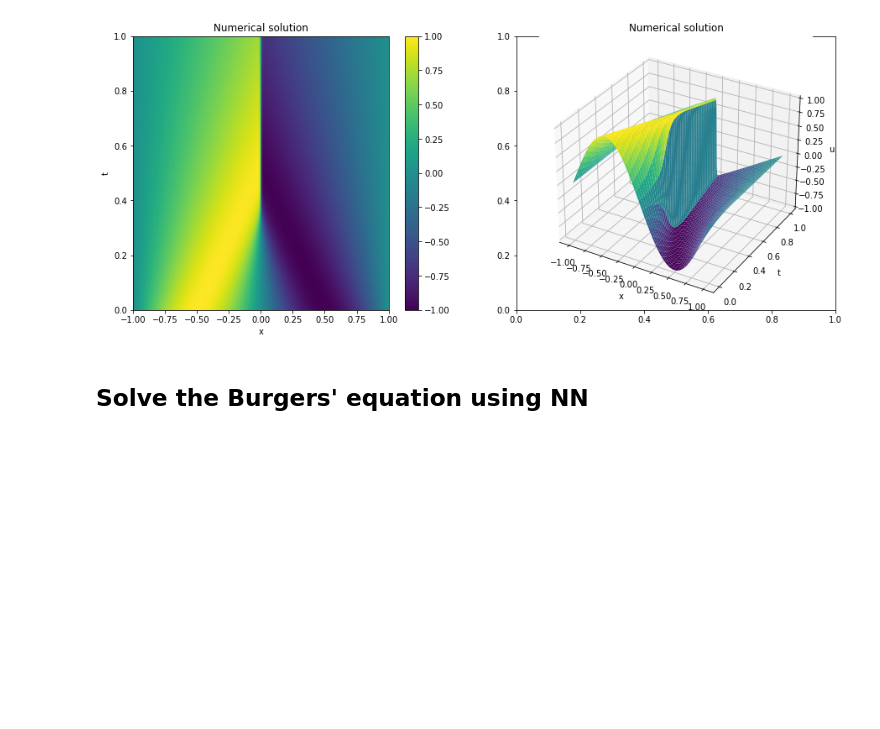
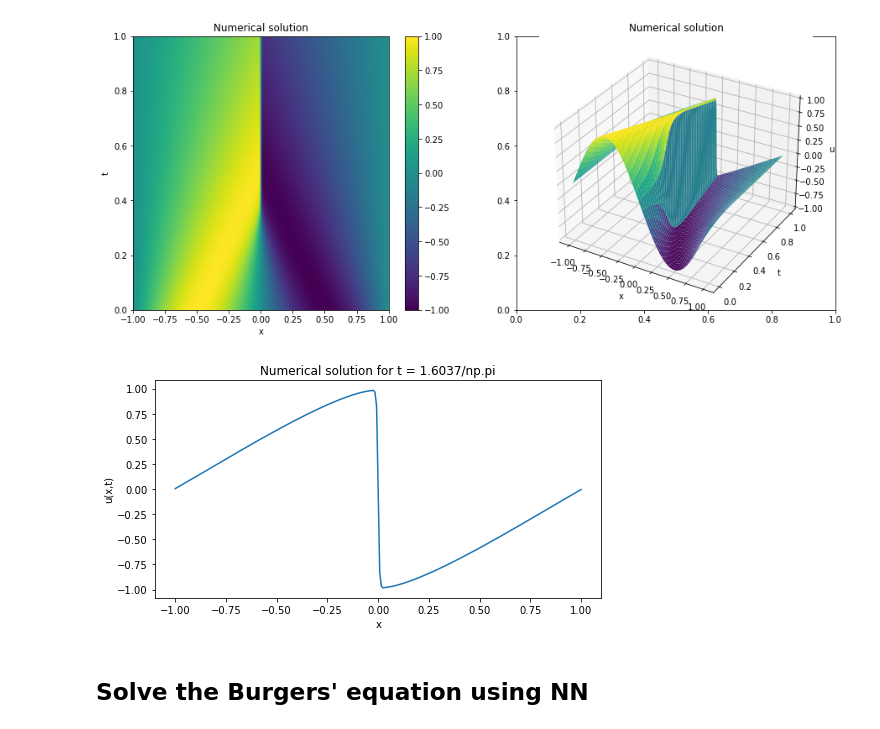
Before and after one commit to EstherCon0/02671_final_project, a Jupyter notebook: Project.ipynb, the cells around one changed output. Cells and saved outputs as stored; diff of their text form; code cells hidden in the pictures; blank space fills up the shorter version.

```diff
--- a/Project.ipynb
+++ b/Project.ipynb
@@ -128,2 +122,18 @@ import matplotlib.pyplot as plt
+# %%
+tend = 1.6037/np.pi
+t = np.linspace(0, tend, N)
+u = odeint(rhsBurgers, u0, t, args=(kappa,epsilon))
+
+# Plot for t = 1.6037/np.pi
+u_snapshot = u[-1,:]
+
+fig, ax = plt.subplots(figsize=(8, 4))
+ax.plot(x, u_snapshot)
+plt.xlabel('x')
+plt.ylabel('u(x,t)')
+plt.title('Numerical solution for t = 1.6037/np.pi')
+plt.show()
+# %% [output]
+[figure, added]
 # %% [markdown]
 ## Solve the Burgers' equation using NN
```
Also changed, not shown: parts of 12 cells of this notebook.
